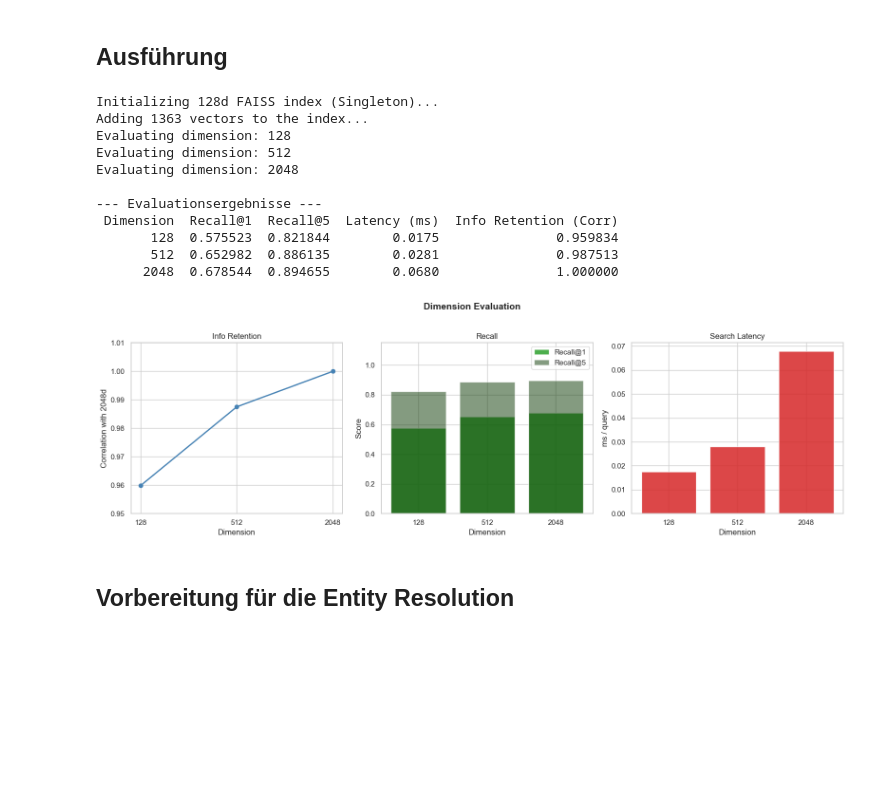
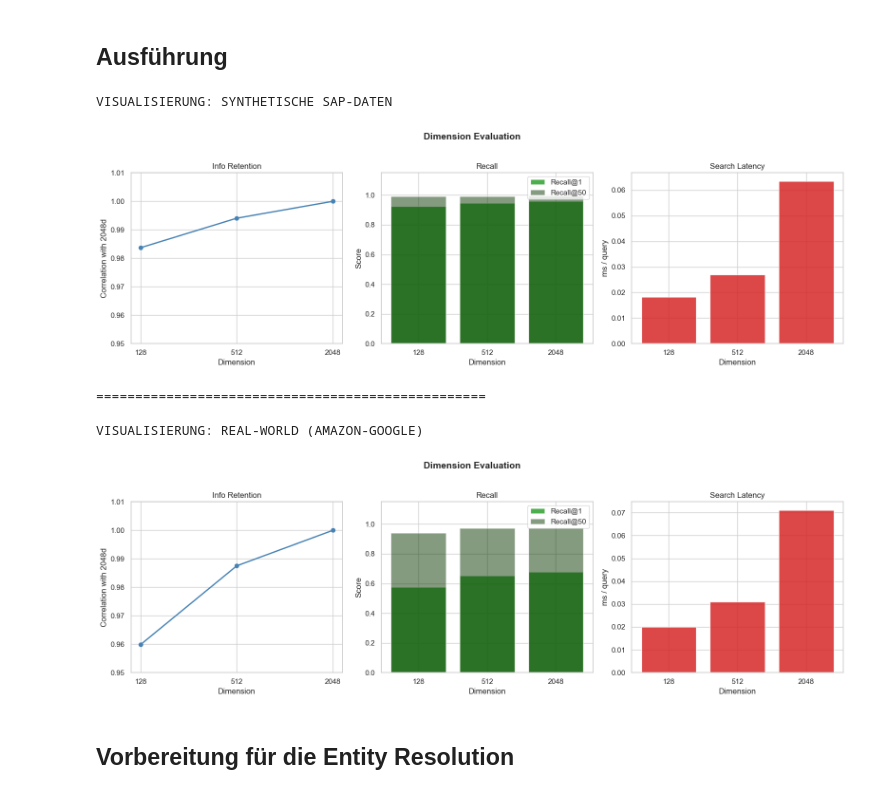
Before and after one commit to F1nnSBK/Entitiy-Resolution, a Jupyter notebook: entity_resolution.ipynb, the cells around one changed output. Saved outputs shown, nothing was run; the diff lists cells and outputs as text; code cells hidden in the pictures; blank space fills up the shorter version.

```diff
--- a/entity_resolution.ipynb
+++ b/entity_resolution.ipynb
@@ -329,7 +325,7 @@ Noisy  | shape: (3226, 2048) | dtype: float16 | 13.2 MB
 # %%
 from EmbeddingPipe import truncate_and_normalize
 
-K = 5
+K = 50
 N_RUNS = 100
 
 def _measure_latency(index, noisy_emb: np.ndarray, n_runs: int) -> float:
@@ -351,7 +347,7 @@ def evaluate_dimension(dim, index, base_emb_full, noisy_emb_full, ground_truth_i
     _, indices = index.search(noisy_emb, K)
 
     recall_at_1 = []
-    recall_at_5 = []
+    recall_at_50 = []
 
     valid_pair_sims_full = []
     valid_pair_sims_trunc = []
@@ -364,7 +360,7 @@ def evaluate_dimension(dim, index, base_emb_full, noisy_emb_full, ground_truth_i
             gt_pos = df_base.index.get_loc(gt_id)
 
             recall_at_1.append(indices[i][0] == gt_pos)
-            recall_at_5.append(gt_pos in indices[i])
+            recall_at_50.append(gt_pos in indices[i])
 
             sim_full = np.dot(noisy_full_norm[i], base_full_norm[gt_pos])
             valid_pair_sims_full.append(sim_full)
@@ -376,7 +372,7 @@ def evaluate_dimension(dim, index, base_emb_full, noisy_emb_full, ground_truth_i
     return {
         "Dimension": dim,
         "Recall@1": np.mean(recall_at_1),
-        "Recall@5": np.mean(recall_at_5),
+        "Recall@50": np.mean(recall_at_50),
         "Latency (ms)": round(latency_ms, 4),
         "Info Retention (Corr)": round(float(info_retention), 6),
     }
@@ -471,7 +467,7 @@ def plot_results(results_df):
     ax1.set_ylim(0.95, 1.01)
 
     ax2.bar(x, results_df["Recall@1"], color='#2ca02c', alpha=0.85, label='Recall@1')
-    ax2.bar(x, results_df["Recall@5"], color="#0b3802", alpha=0.5, label='Recall@5')
+    ax2.bar(x, results_df["Recall@50"], color="#0b3802", alpha=0.5, label='Recall@50')
     ax2.set_xticks(x)
     ax2.set_xticklabels(dims)
     ax2.set_title("Recall")
@@ -493,51 +489,20 @@ def plot_results(results_df):
 # %% [markdown]
 ## Ausführung
 # %%
-from FAISSIndex import Faiss128Singleton
+print("VISUALISIERUNG: SYNTHETISCHE SAP-DATEN")
+plot_results(results_syn)
 
-dimensions = [128, 512, 2048]
-results = []
+print("\n" + "="*50 + "\n")
 
-
-base_emb_128 = truncate_and_normalize(base_embeddings_2048, 128).astype('float32')
-noisy_emb_128 = truncate_and_normalize(noisy_embeddings_2048, 128).astype('float32')
-
-global_index = Faiss128Singleton()
-global_index.populate(base_emb_128)
-
-df_amazon_clean.set_index('id', inplace=True)
-df_google_clean.set_index('id', inplace=True)
-
-for dim in dimensions:
-    index = make_faiss_index(dim, DEVICE)
-    res = evaluate_dimension(
-        dim=dim,
-        index=index,
-        base_emb_full=base_embeddings_2048,
-        noisy_emb_full=noisy_embeddings_2048,
-        ground_truth_ids=df_google_clean['ground_truth_id'].tolist(),
-        df_base=df_amazon_clean
-    )
-    results.append(res)
-
-results_df = pd.DataFrame(results)
-print("\n--- Evaluationsergebnisse ---")
-print(results_df.to_string(index=False))
-
-plot_results(results_df)
+print("VISUALISIERUNG: REAL-WORLD (AMAZON-GOOGLE)")
+plot_results(results_real)
 # %% [output]
-Initializing 128d FAISS index (Singleton)...
-Adding 1363 vectors to the index...
-Evaluating dimension: 128
-Evaluating dimension: 512
-Evaluating dimension: 2048
-
---- Evaluationsergebnisse ---
- Dimension  Recall@1  Recall@5  Latency (ms)  Info Retention (Corr)
-       128  0.575523  0.821844        0.0175               0.959834
-       512  0.652982  0.886135        0.0281               0.987513
-      2048  0.678544  0.894655        0.0680               1.000000
+VISUALISIERUNG: SYNTHETISCHE SAP-DATEN
-[figure, old version]
+[figure, new version]
+==================================================
+
+VISUALISIERUNG: REAL-WORLD (AMAZON-GOOGLE)
+[figure, added]
 # %% [markdown]
 ## Vorbereitung für die Entity Resolution
 # %%
```
Also changed, not shown: parts of 16 cells of this notebook.
